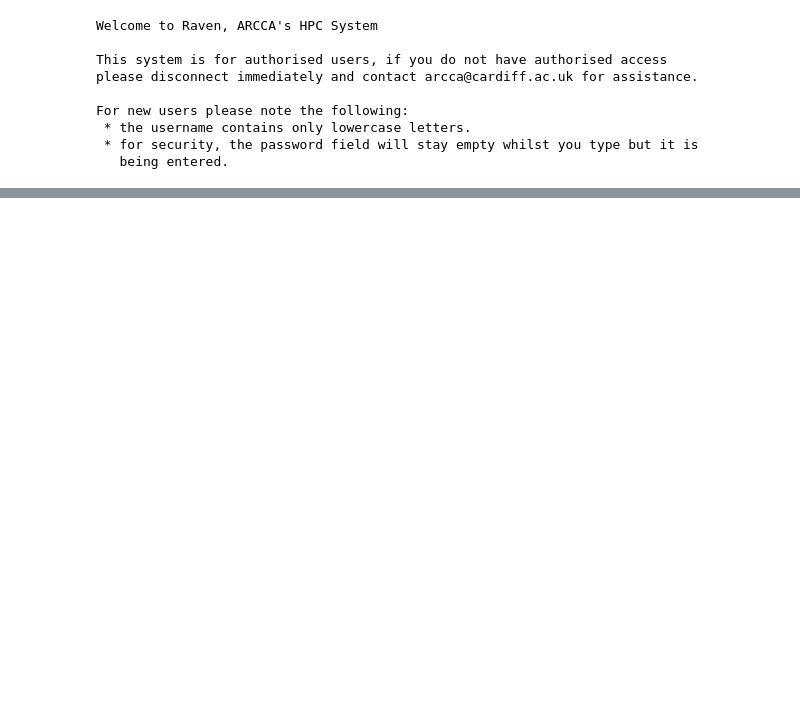
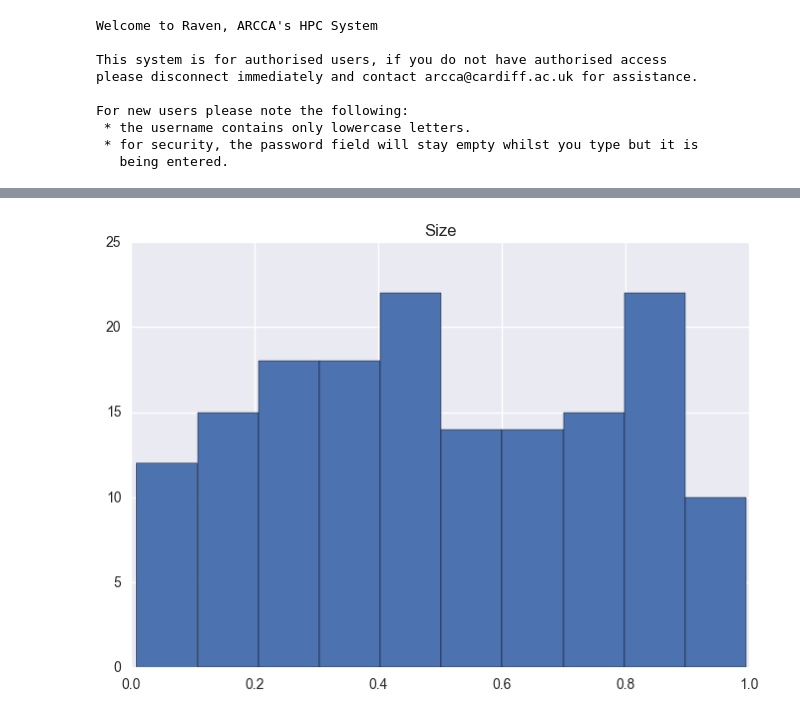
Before and after one commit to Nikoleta-v3/meta-analysis-of-prisoners-dilemma-tournaments, a Jupyter notebook: analysis.ipynb, the cells around one changed output, grey strips where cells are left out. Saved outputs shown, nothing was run; the diff lists cells and outputs as text; code cells hidden in the pictures; blank space fills up the shorter version.

```diff
--- a/analysis.ipynb
+++ b/analysis.ipynb
@@ -47,0 +48,5 @@ plt.title("Size");
+# %%
+plt.hist(p_df['probend'])
+plt.title("Size");
+# %% [output]
+[figure, added]
```
Also changed, not shown: parts of 4 cells of this notebook.
